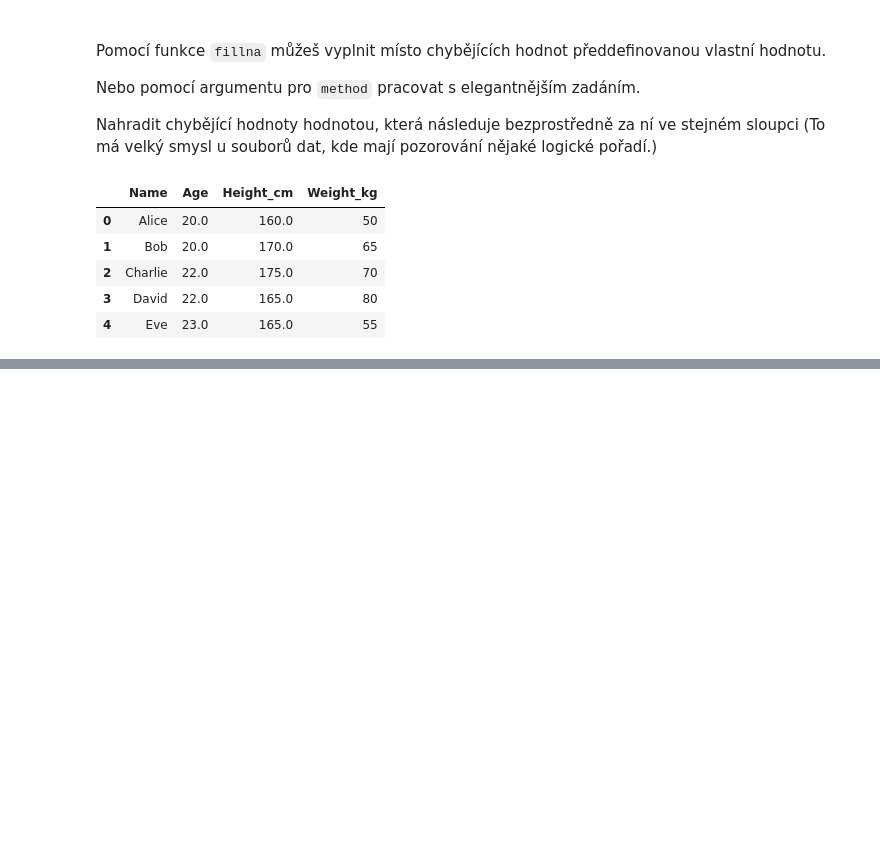
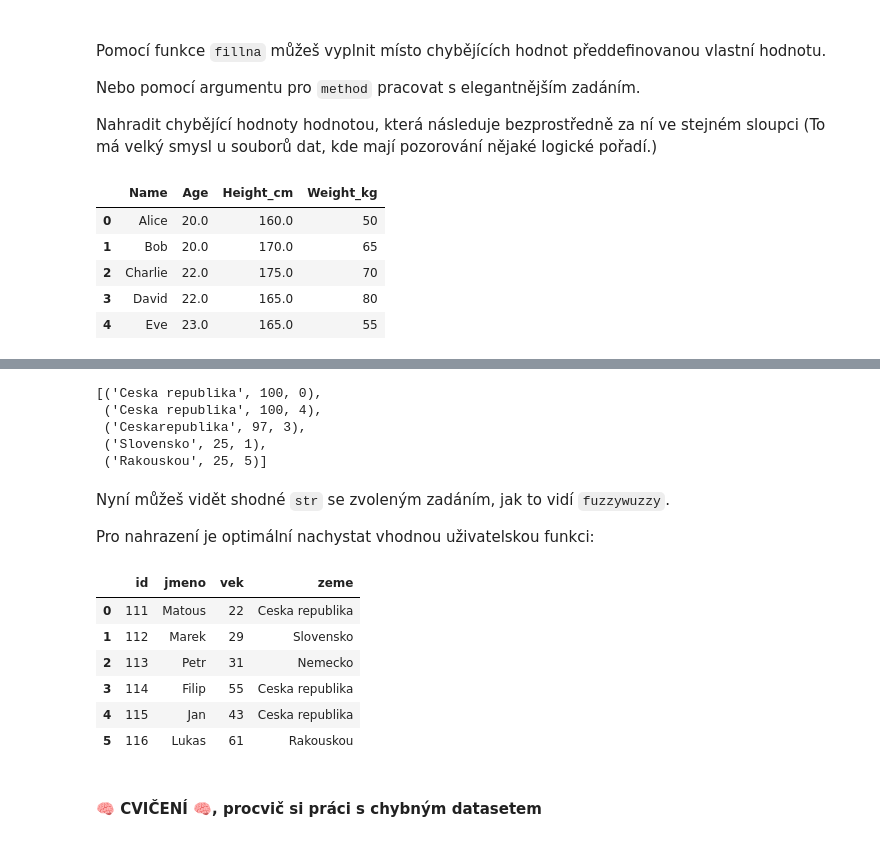
Before and after one commit to Bralor/data-csob-2023, a Jupyter notebook: shared/notebooks/lesson04.ipynb, the cells around one changed output, grey strips where cells are left out. Cells and saved outputs as stored; diff of their text form; code cells hidden in the pictures; blank space fills up the shorter version.

```diff
--- a/shared/notebooks/lesson04.ipynb
+++ b/shared/notebooks/lesson04.ipynb
@@ -966,0 +1415,9 @@ df_uzivatele.fillna(method='bfill', axis=0).fillna(0)
+# %%
+chybny_dataset = {
+    "id": [111, 112, 113, 114, 115, 116],
+    "jmeno": ["Matous", "Marek", "Petr", "Filip", "Jan", "Lukas"],
+    "vek": [22, 29, 31, 55, 43, 61],
+    "zeme": ["Ceska republika", "Slovensko", "Nemecko", "Ceskarepublika", "Ceska republika", "Rakouskou"]
+}
+# %%
+df_zamestnanci = DataFrame(chybny_dataset)
@@ -966,0 +1485,12 @@ df_uzivatele.fillna(method='bfill', axis=0).fillna(0)
+# %%
+shodne
+# %% [output]
+[('Ceska republika', 100, 0),
+ ('Ceska republika', 100, 4),
+ ('Ceskarepublika', 97, 3),
+ ('Slovensko', 25, 1),
+ ('Rakouskou', 25, 5)]
+# %% [markdown]
+Nyní můžeš vidět shodné `str` se zvoleným zadáním, jak to vidí `fuzzywuzzy`.
+
+Pro nahrazení je optimální nachystat vhodnou uživatelskou funkci:
@@ -966,0 +1510,14 @@ df_uzivatele.fillna(method='bfill', axis=0).fillna(0)
+# %%
+df_zamestnanci
+# %% [output]
+|  | id | jmeno | vek | zeme |
+| 0 | 111 | Matous | 22 | Ceska republika |
+| 1 | 112 | Marek | 29 | Slovensko |
+| 2 | 113 | Petr | 31 | Nemecko |
+| 3 | 114 | Filip | 55 | Ceska republika |
+| 4 | 115 | Jan | 43 | Ceska republika |
+| 5 | 116 | Lukas | 61 | Rakouskou |
+# %% [markdown]
+<br>
+
+**🧠 CVIČENÍ 🧠, procvič si práci s chybným datasetem**
```
Also changed, not shown: parts of 151 cells of this notebook.
